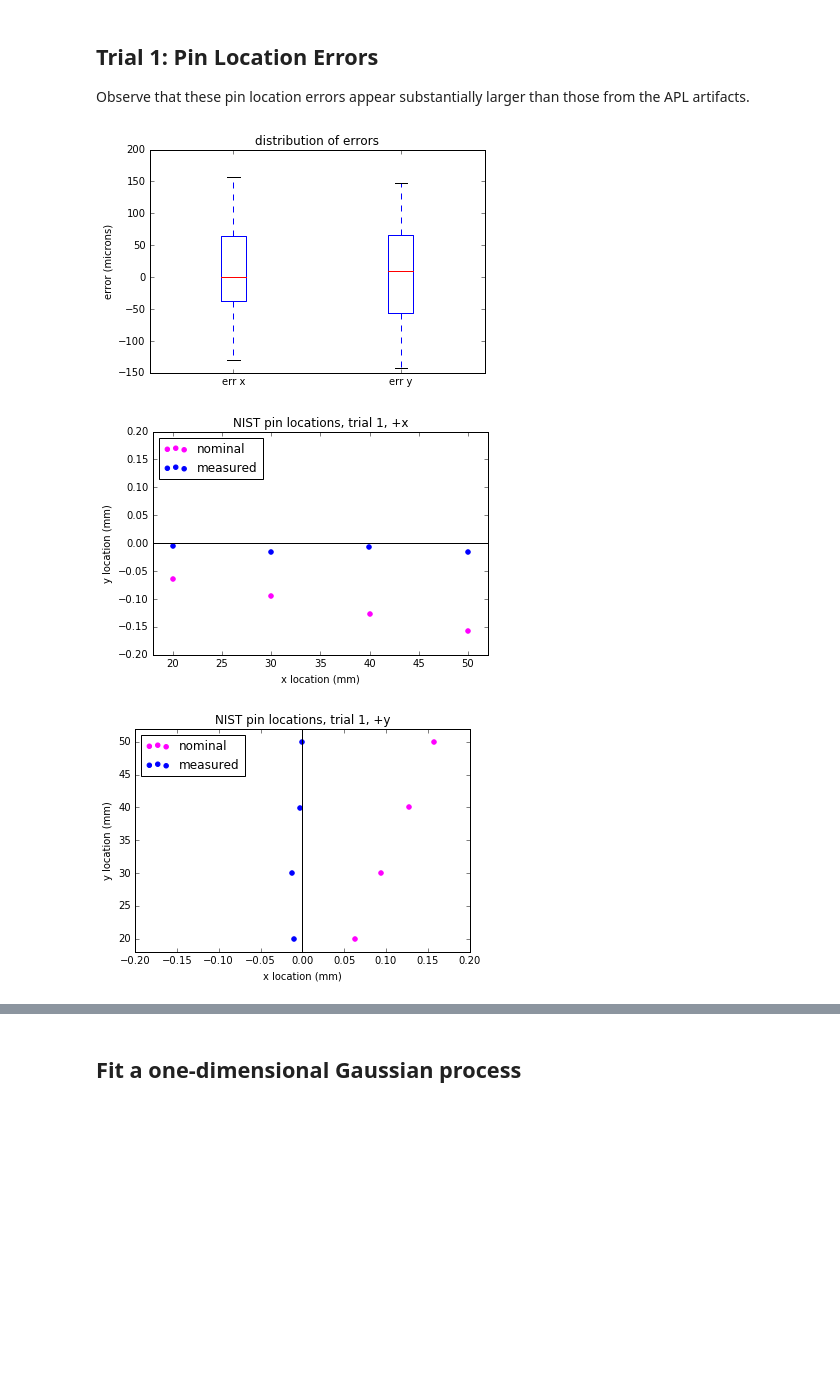
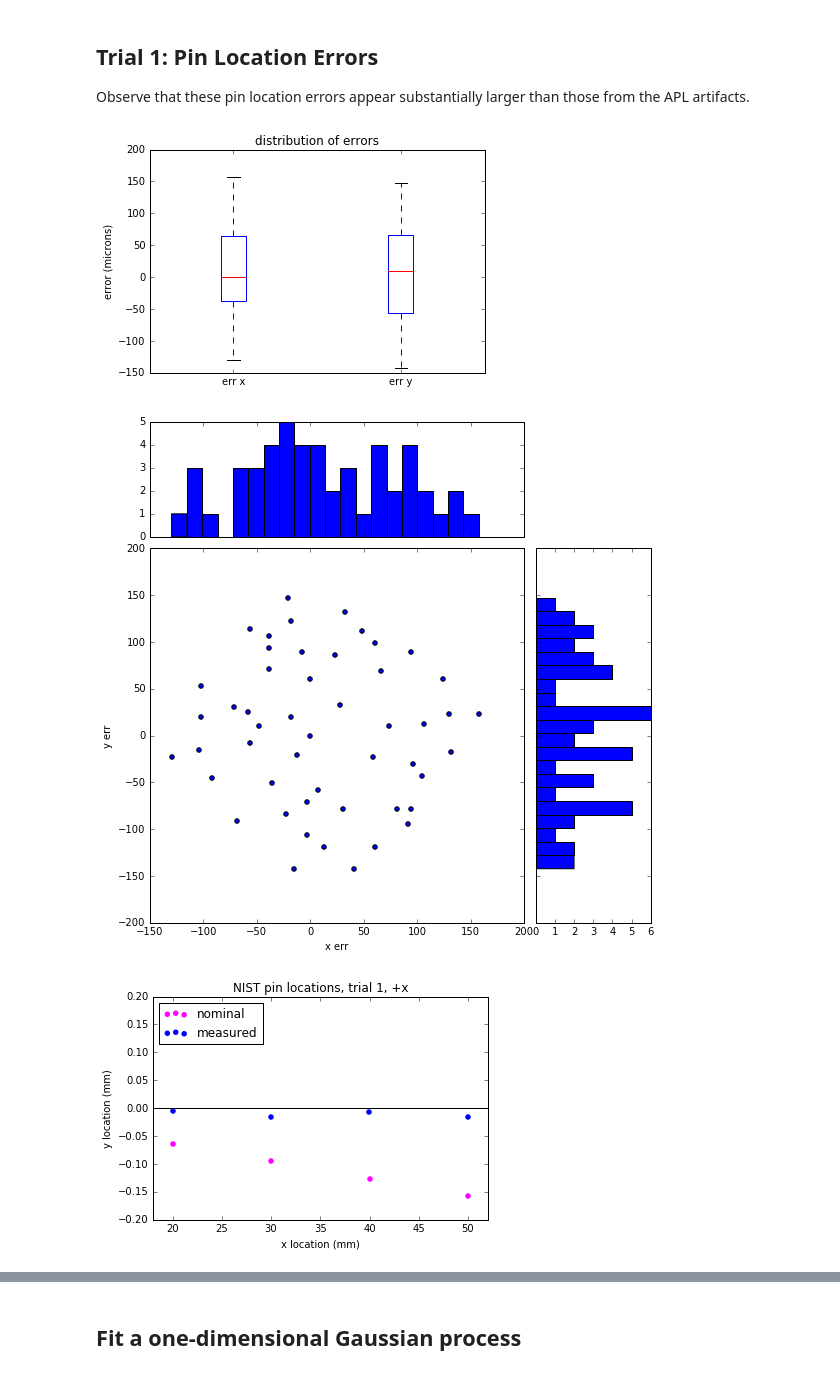
Before and after one commit to mjpekala/gp-am-study, a Jupyter notebook: examples/PINS01_M290_maraging_steel.ipynb, the cells around one changed output, grey strips where cells are left out. Saved outputs shown, nothing was run; the diff lists cells and outputs as text; code cells hidden in the pictures; blank space fills up the shorter version.

```diff
--- a/examples/PINS01_M290_maraging_steel.ipynb
+++ b/examples/PINS01_M290_maraging_steel.ipynb
@@ -70,28 +74,32 @@ Observe that these pin location errors appear substantially larger than those fr
 # %%
 
 plt.boxplot(1e3*D, labels=["err x", 'err y'])
 plt.ylabel('error (microns)')
 plt.title('distribution of errors')
+plt.show()
+
+
+gpam.scatter_hist(1e3*D[:,0], 1e3*D[:,1], xlab='x err', ylab='y err')
 
 plot_pins(Xn, Xm)
 plt.title('NIST pin locations, trial 1, +x')
 plt.xlim([18, 52]);  plt.ylim([-.2, .2])
 
 plot_pins(Xn, Xm)
 plt.title('NIST pin locations, trial 1, +y')
 plt.xlim([-.2, .2]);  plt.ylim([18, 52])
 
 plot_pins(Xn, Xm)
 plt.title('NIST pin locations, trial 1, -x')
 plt.xlim([-18, -52]);  plt.ylim([-.2, .2])
 
 plot_pins(Xn, Xm)
 plt.title('NIST pin locations, trial 1, -y')
 plt.xlim([-.2, .2]);  plt.ylim([-18, -52])
 
 gpam.plot_xy_err_2d(thetaN, 1e3*D[:,0], 1e3*D[:,1], xLabel='theta (nominal)', yLabel='err (microns)')
 gpam.plot_xy_err_2d(rN, 1e3*D[:,0], 1e3*D[:,1], xLabel='r (nominal)', yLabel='err (microns)')
 # %% [output]
 [figure]
-[figure, old version]
+[figure, new version]
-[figure, old version]
+[figure, new version]
```
Also changed, not shown: parts of 3 cells of this notebook, 2 other files.
